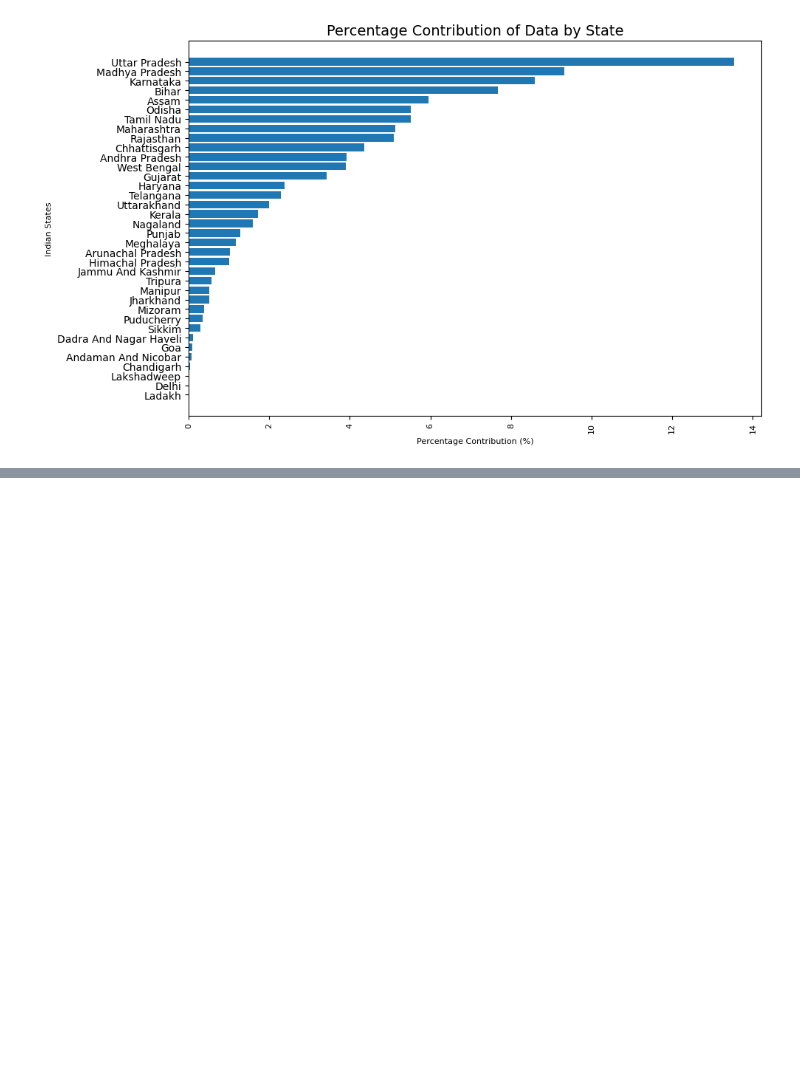
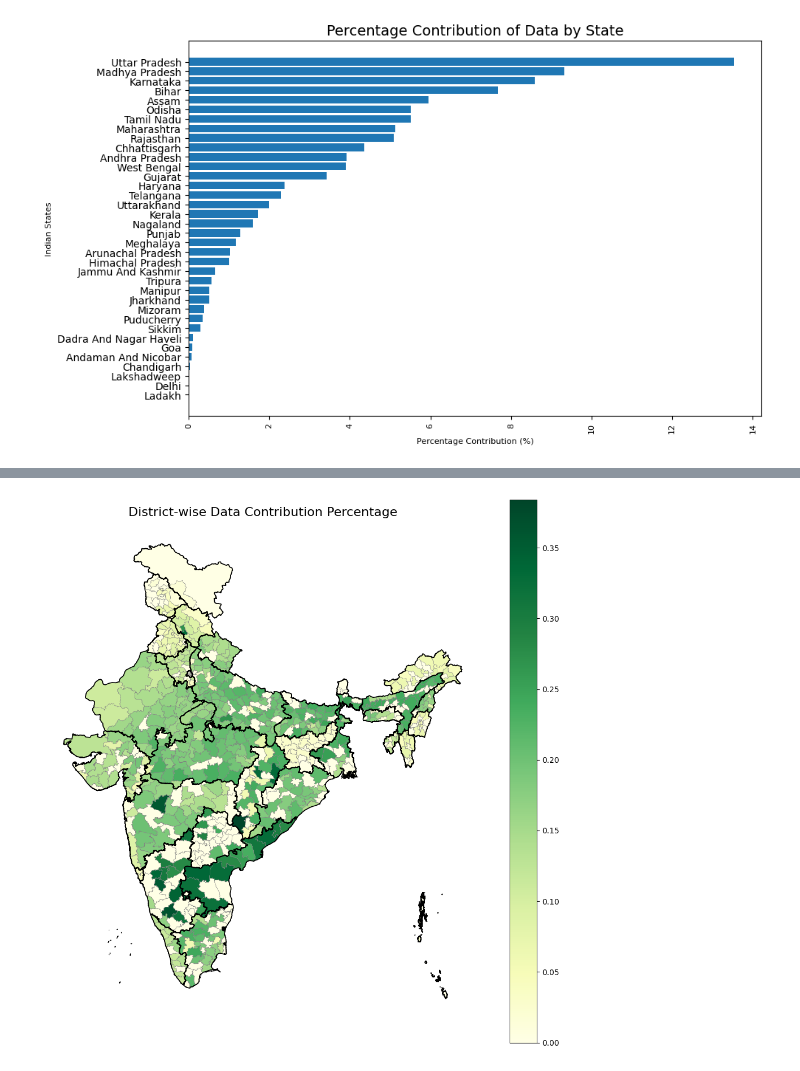
Before and after one commit to MLTesla/spatial-data-analysis, a Jupyter notebook: Project_Main.ipynb, the cells around one changed output, grey strips where cells are left out. Drawn from its saved outputs; the diff is of its cells as text; code cells hidden in the pictures; blank space fills up the shorter version.

```diff
--- a/Project_Main.ipynb
+++ b/Project_Main.ipynb
@@ -161,0 +141,55 @@ plt.show()
+# %%
+
+
+# 1. Count district appearances
+district_counts = df['District_Name'].value_counts().reset_index()
+district_counts.columns = ['District_Name', 'Count']
+
+# Replace the name of Odisha with Orissa in the 'State_Name' column
+#df['State_Name'] = df['State_Name'].replace('Odisha','orissa')
+#df['State_Name'] = df['State_Name'].replace('Uttarakhand','uttaranchal')
+
+# 2. Calculate percentage contribution
+total_entries = len(df)
+district_counts['Percentage'] = (district_counts['Count'] / total_entries) * 100
+
+# 3. Load India districts shapefile (replace with your path)
+shp_path = "map\DISTRICT_BOUNDARY_Corrected.shp"
+gdf = gpd.read_file(shp_path)
+
+states_gdf = gpd.read_file("map\STATE_BOUNDARY_Corrected.shp")
+
+
+gdf["District"] = gdf["District"].str.strip().str.upper()
+gdf["STATE"] = gdf["STATE"].str.strip().str.upper()  # State column in shapefile
+
+# 4. Clean and merge data
+# Normalize district names in both datasets
+district_counts['District_Name'] = district_counts['District_Name'].str.strip().str.title()
+
+district_counts['District_Name'] = district_counts['District_Name'].str.upper()
+
+# Merge datasets
+merged = gdf.merge(district_counts,
+                 left_on='District',
+                 right_on='District_Name',
+                 how='left')
+
+# Handle missing values
+merged['Percentage'] = merged['Percentage'].fillna(0)
+
+# 6. Plot
+fig, ax = plt.subplots(1, 1, figsize=(10, 10))
+# Plot districts colored by percentage
+merged.plot(column='Percentage', cmap='YlGn', legend=True, ax=ax, edgecolor='grey', linewidth=0.3)
+# Overlay state boundaries
+states_gdf.boundary.plot(ax=ax, color='black', linewidth=1.2)
+
+plt.title('District-wise Data Contribution Percentage', fontsize=16)
+plt.axis('off')
+
+
+plt.tight_layout()
+plt.show()
+# %% [output]
+[figure, added]
```
Also changed, not shown: parts of 3 cells of this notebook.
